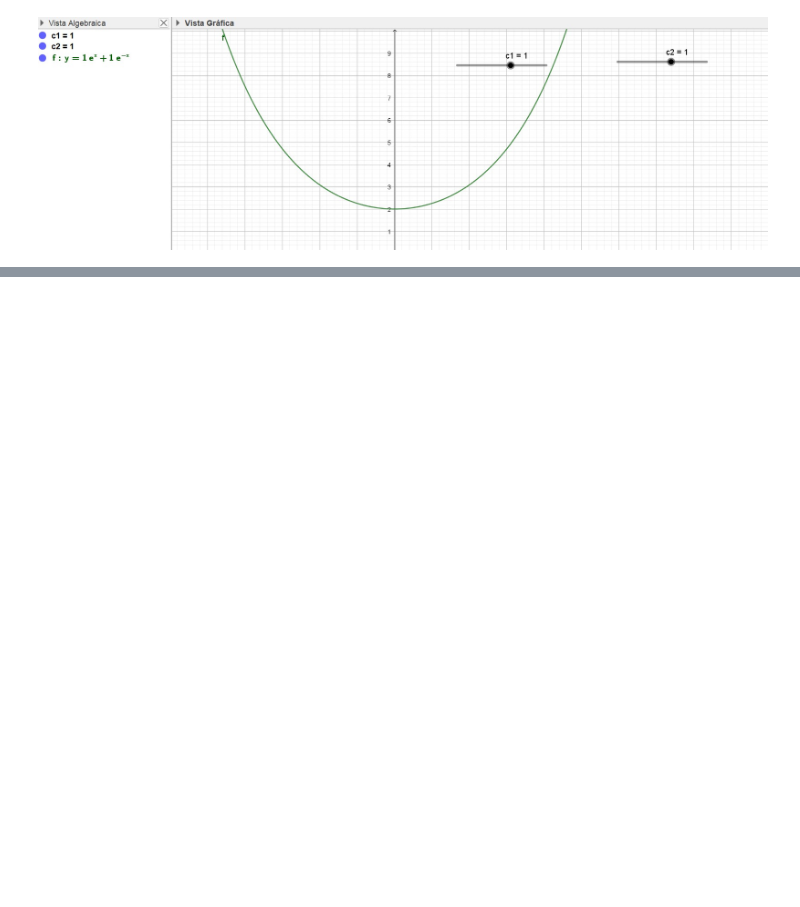
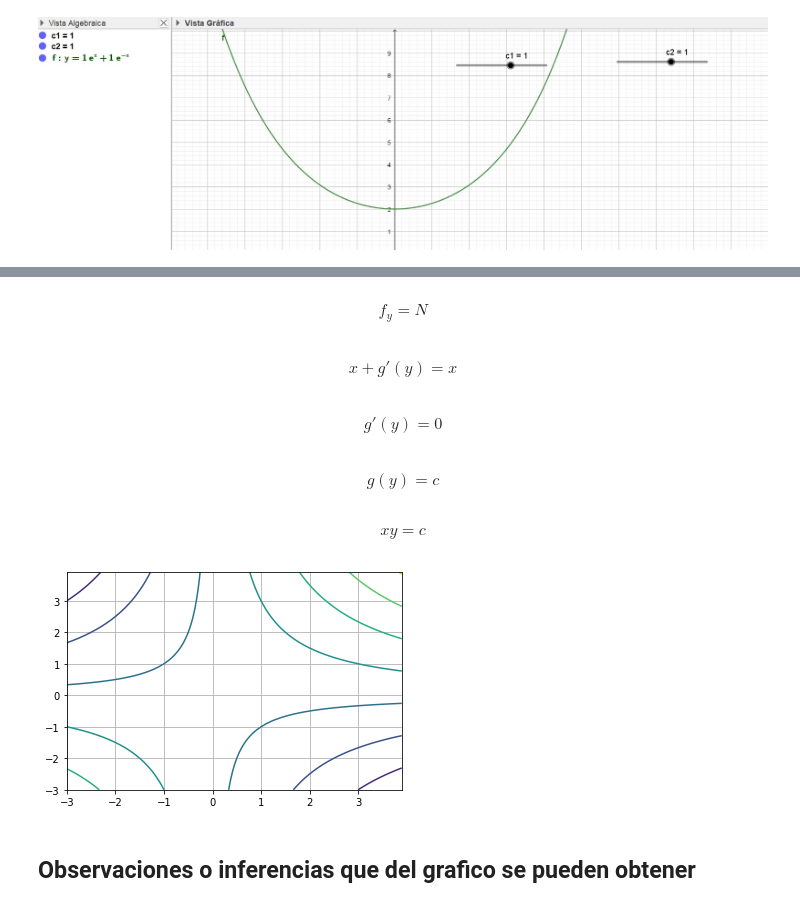
Before and after one commit to marco-canas/edo, a Jupyter notebook: banco_ejemplos/2_edo_2_order/solucion_pvi_segund_orden.ipynb, the cells around one changed output, grey strips where cells are left out. Saved outputs shown, nothing was run; the diff lists cells and outputs as text; code cells hidden in the pictures; blank space fills up the shorter version.

```diff
--- a/banco_ejemplos/2_edo_2_order/solucion_pvi_segund_orden.ipynb
+++ b/banco_ejemplos/2_edo_2_order/solucion_pvi_segund_orden.ipynb
@@ -35,0 +96,27 @@ Image('solu_1.jpg')
+# %% [markdown]
+$$ f_{y} = N $$
+# %% [markdown]
+$$ x + g'(y) = x $$
+# %% [markdown]
+$$ g'(y) = 0 $$
+# %% [markdown]
+$$ g(y) = c $$
+# %% [markdown]
+$$ xy = c $$
+# %%
+import numpy as np
+import matplotlib.pyplot as plt
+
+x = np.arange(-3,4,0.1)
+y = np.arange(-3,4,0.1)
+X,Y = np.meshgrid(x,y)
+
+F=X*Y
+G = -1
+
+plt.contour(X,Y,F-G)
+plt.grid()
+# %% [output]
+[figure, added]
+# %% [markdown]
+## Observaciones o inferencias que del grafico se pueden obtener
```
Also changed, not shown: parts of 23 cells of this notebook, 1 other file.
